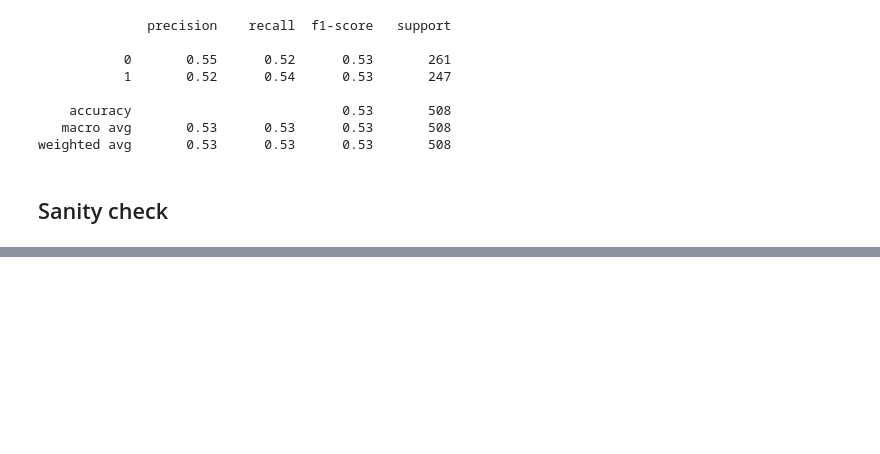
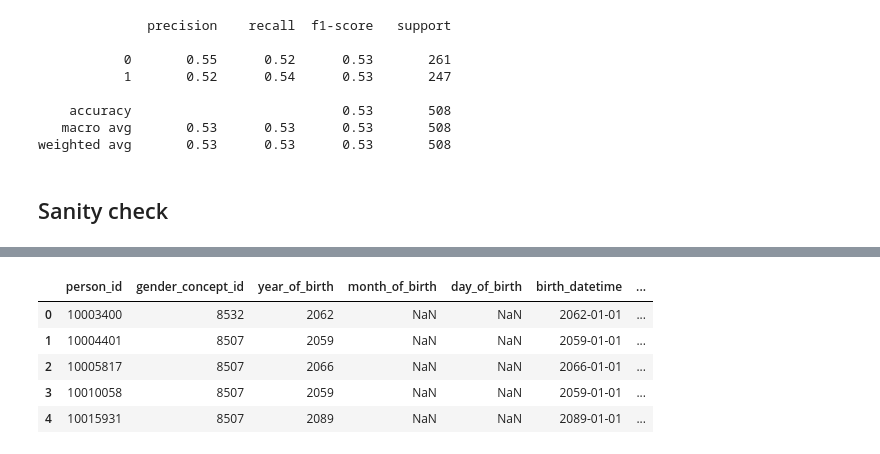
Before and after one commit to bma-vandijk/mimiciv_pipeline_insafedare, a Jupyter notebook: sandbox.ipynb, the cells around one changed output, grey strips where cells are left out. Drawn from its saved outputs; the diff is of its cells as text; code cells hidden in the pictures; blank space fills up the shorter version.

```diff
--- a/sandbox.ipynb
+++ b/sandbox.ipynb
@@ -383,0 +419,9 @@ print(ml_df.info())
+# %%
+pd.read_csv(os.path.join("output", "OMOP_CDM", "person.csv")).head()
+# %% [output]
+|  | person_id | gender_concept_id | year_of_birth | month_of_birth | day_of_birth | birth_datetime | ... |
+| 0 | 10003400 | 8532 | 2062 | NaN | NaN | 2062-01-01 | ... |
+| 1 | 10004401 | 8507 | 2059 | NaN | NaN | 2059-01-01 | ... |
+| 2 | 10005817 | 8507 | 2066 | NaN | NaN | 2066-01-01 | ... |
+| 3 | 10010058 | 8507 | 2059 | NaN | NaN | 2059-01-01 | ... |
+| 4 | 10015931 | 8507 | 2089 | NaN | NaN | 2089-01-01 | ... |
```
Also changed, not shown: parts of 5 cells of this notebook, 10 other files.
